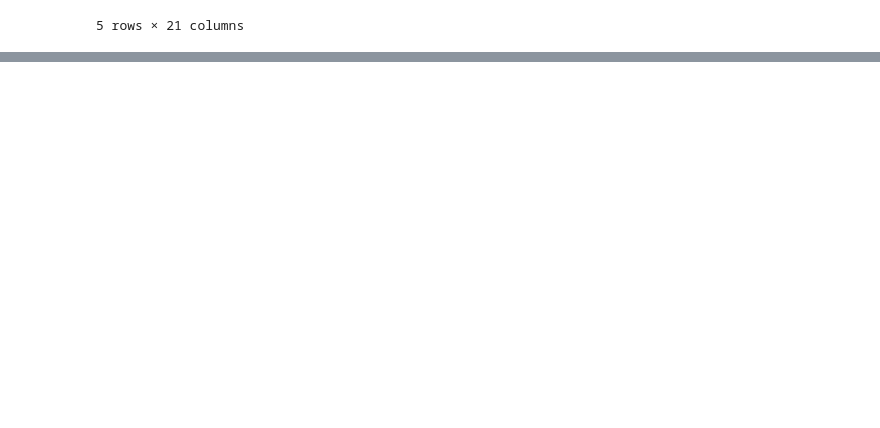
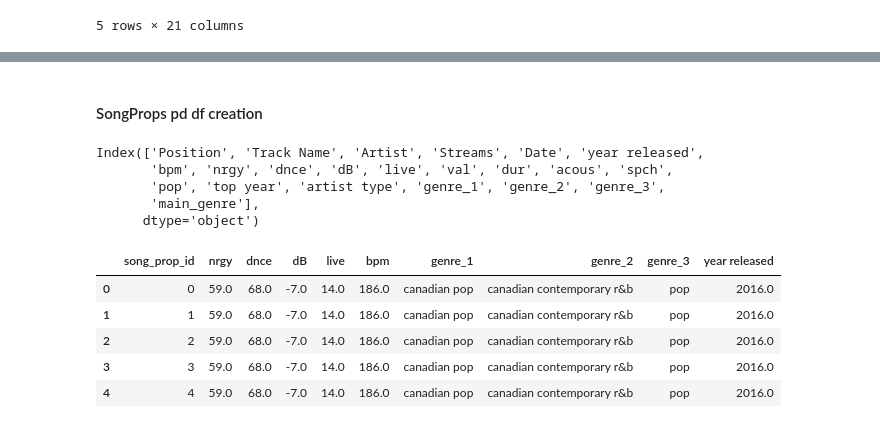
Before and after one commit to ArturOle/SpotifyAnalysis, a Jupyter notebook: analysis.ipynb, the cells around one changed output, grey strips where cells are left out. Saved outputs shown, nothing was run; the diff lists cells and outputs as text; code cells hidden in the pictures; blank space fills up the shorter version.

Commit message:
Add main genre to the artist, artist and props df

```diff
--- a/analysis.ipynb
+++ b/analysis.ipynb
@@ -181,3 +181,11 @@ data_merged.loc[null_indexes,:].head(5)
 | 330721 | 4.0 | Airplanes (feat. Hayley Williams ... | B.o.B | NaN | 2022‑02‑17 | 2010.0 | 93.0 | 87.0 | 66.0 | -4.0 | ... |
 | 330722 | 5.0 | Nothin' on You (feat. Bruno Mars) | B.o.B | NaN | 2022‑02‑17 | 2010.0 | 104.0 | 85.0 | 69.0 | -6.0 | ... |
 5 rows × 21 columns
+# %%
+artist_genre = pd.concat([
+    data_merged.loc[:, ['Artist','genre_1']],
+    data_merged.loc[:, ['Artist','genre_2']].rename(columns={'genre_2':'genre_1'}),
+    data_merged.loc[:, ['Artist','genre_3']].rename(columns={'genre_3':'genre_1'})])
+artist_genre.dropna(inplace=True)
+artist_genre = artist_genre.groupby(['Artist', 'genre_1']).size().reset_index(name="occurences")
+artist_genre.head(6)
@@ -183,0 +200,4 @@ data_merged.loc[null_indexes,:].head(5)
+# %%
+best_genre = artist_genre.loc[artist_genre.groupby('Artist')["occurences"].idxmax(), ["Artist", "genre_1"]]
+best_genre.rename(columns={'genre_1':'main_genre'}, inplace=True)
+best_genre.head(5)
@@ -183,0 +213,6 @@ data_merged.loc[null_indexes,:].head(5)
+# %%
+data_merged = data_merged.merge(best_genre, how='left')
+Artists = data_merged.loc[:, ["Artist", "main_genre"]].drop_duplicates(ignore_index=True)
+Artists = Artists.reset_index(level=0)
+Artists.rename(columns = {'Artist':'artist_name', "index":"artist_id"}, inplace = True)
+Artists
@@ -183,0 +233,22 @@ data_merged.loc[null_indexes,:].head(5)
+# %% [markdown]
+#### SongProps pd df creation
+# %%
+data_merged.columns
+# %% [output]
+Index(['Position', 'Track Name', 'Artist', 'Streams', 'Date', 'year released',
+       'bpm', 'nrgy', 'dnce', 'dB', 'live', 'val', 'dur', 'acous', 'spch',
+       'pop', 'top year', 'artist type', 'genre_1', 'genre_2', 'genre_3',
+       'main_genre'],
+      dtype='object')
+# %%
+SongProps = data_merged.loc[:, ['nrgy', 'dnce', 'dB', 'live', 'bpm', 'genre_1', 'genre_2', 'genre_3', 'year released']] # year not datetime format
+SongProps = SongProps.reset_index(level=0)
+SongProps.rename(columns = {"index":"song_prop_id"}, inplace = True)
+SongProps.head(5)
+# %% [output]
+|  | song_prop_id | nrgy | dnce | dB | live | bpm | genre_1 | genre_2 | genre_3 | year released |
+| 0 | 0 | 59.0 | 68.0 | -7.0 | 14.0 | 186.0 | canadian pop | canadian contemporary r&b | pop | 2016.0 |
+| 1 | 1 | 59.0 | 68.0 | -7.0 | 14.0 | 186.0 | canadian pop | canadian contemporary r&b | pop | 2016.0 |
+| 2 | 2 | 59.0 | 68.0 | -7.0 | 14.0 | 186.0 | canadian pop | canadian contemporary r&b | pop | 2016.0 |
+| 3 | 3 | 59.0 | 68.0 | -7.0 | 14.0 | 186.0 | canadian pop | canadian contemporary r&b | pop | 2016.0 |
+| 4 | 4 | 59.0 | 68.0 | -7.0 | 14.0 | 186.0 | canadian pop | canadian contemporary r&b | pop | 2016.0 |
```
Also changed, not shown: parts of 6 cells of this notebook.
